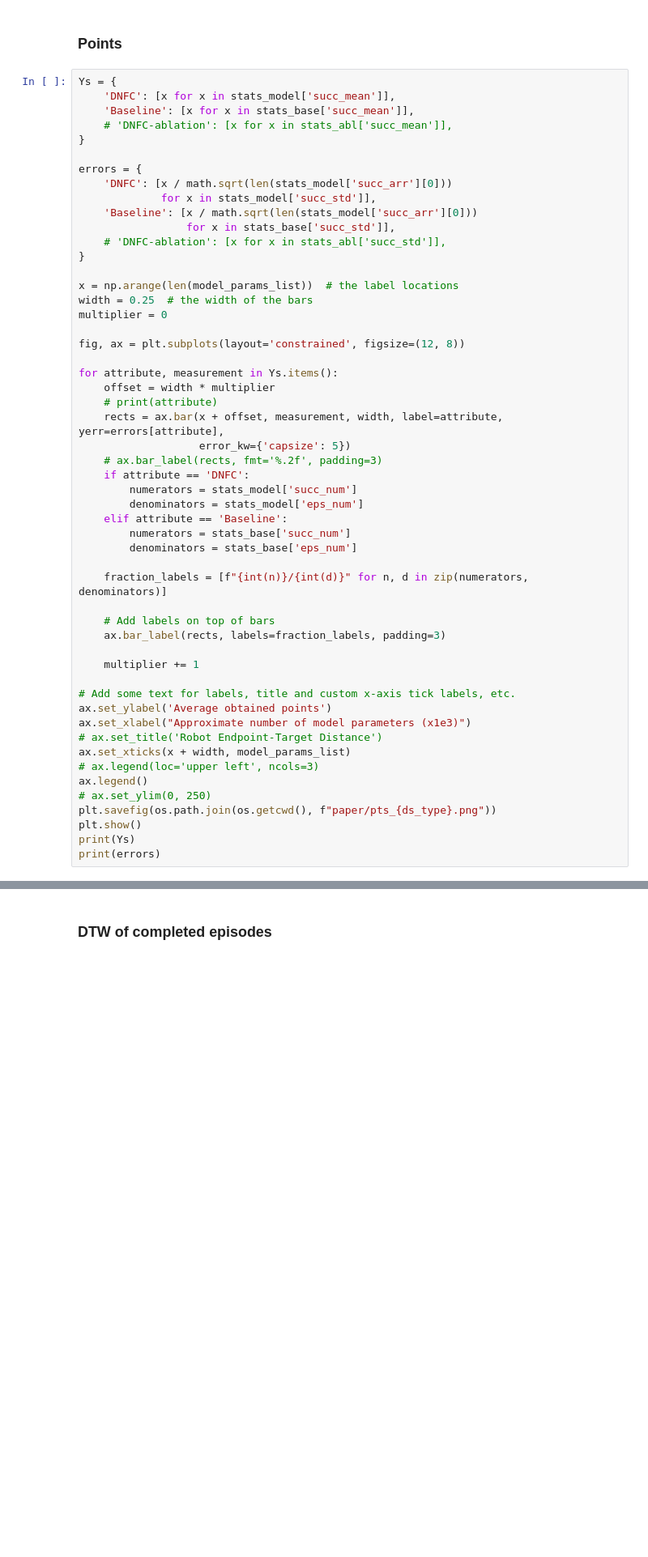
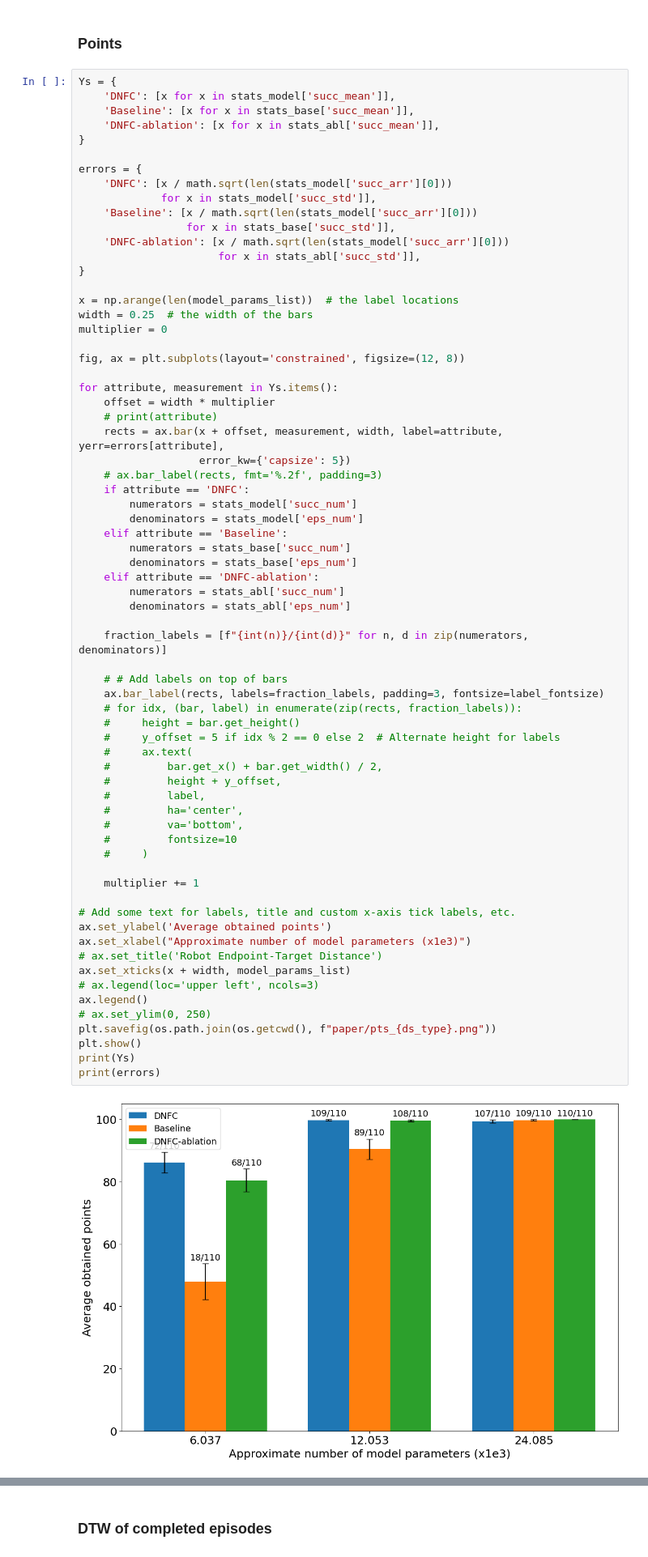
Before and after one commit to arash-mehrabi-z/dnfc-torobo, a Jupyter notebook: feedback_controller/fbc/neural_network/get_results.ipynb, the cells around one changed output, grey strips where cells are left out. Shown at 81% size. Drawn from its saved outputs; the diff is of its cells as text; blank space fills up the shorter version.

```diff
--- a/feedback_controller/fbc/neural_network/get_results.ipynb
+++ b/feedback_controller/fbc/neural_network/get_results.ipynb
@@ -353,7 +455,7 @@ print(errors)
 Ys = {
     'DNFC': [x for x in stats_model['succ_mean']],
     'Baseline': [x for x in stats_base['succ_mean']],
-    # 'DNFC-ablation': [x for x in stats_abl['succ_mean']],
+    'DNFC-ablation': [x for x in stats_abl['succ_mean']],
 }
 
 errors = {
@@ -361,7 +463,8 @@ errors = {
              for x in stats_model['succ_std']],
     'Baseline': [x / math.sqrt(len(stats_model['succ_arr'][0]))
                  for x in stats_base['succ_std']],
-    # 'DNFC-ablation': [x for x in stats_abl['succ_std']],
+    'DNFC-ablation': [x / math.sqrt(len(stats_model['succ_arr'][0]))
+                      for x in stats_abl['succ_std']],
 }
 
 x = np.arange(len(model_params_list))  # the label locations
@@ -373,32 +476,48 @@ fig, ax = plt.subplots(layout='constrained', figsize=(12, 8))
 for attribute, measurement in Ys.items():
     offset = width * multiplier
     # print(attribute)
     rects = ax.bar(x + offset, measurement, width, label=attribute, yerr=errors[attribute],
                    error_kw={'capsize': 5})
     # ax.bar_label(rects, fmt='%.2f', padding=3)
     if attribute == 'DNFC':
         numerators = stats_model['succ_num']
         denominators = stats_model['eps_num']
     elif attribute == 'Baseline':
         numerators = stats_base['succ_num']
         denominators = stats_base['eps_num']
+    elif attribute == 'DNFC-ablation':
+        numerators = stats_abl['succ_num']
+        denominators = stats_abl['eps_num']
 
     fraction_labels = [f"{int(n)}/{int(d)}" for n, d in zip(numerators, denominators)]
 
-    # Add labels on top of bars
-    ax.bar_label(rects, labels=fraction_labels, padding=3)
+    # # Add labels on top of bars
+    ax.bar_label(rects, labels=fraction_labels, padding=3, fontsize=label_fontsize)
+    # for idx, (bar, label) in enumerate(zip(rects, fraction_labels)):
+    #     height = bar.get_height()
+    #     y_offset = 5 if idx % 2 == 0 else 2  # Alternate height for labels
+    #     ax.text(
+    #         bar.get_x() + bar.get_width() / 2,
+    #         height + y_offset,
+    #         label,
+    #         ha='center',
+    #         va='bottom',
+    #         fontsize=10
+    #     )
 
     multiplier += 1
 
 # Add some text for labels, title and custom x-axis tick labels, etc.
 ax.set_ylabel('Average obtained points')
 ax.set_xlabel("Approximate number of model parameters (x1e3)")
 # ax.set_title('Robot Endpoint-Target Distance')
 ax.set_xticks(x + width, model_params_list)
 # ax.legend(loc='upper left', ncols=3)
 ax.legend()
 # ax.set_ylim(0, 250)
 plt.savefig(os.path.join(os.getcwd(), f"paper/pts_{ds_type}.png"))
 plt.show()
 print(Ys)
 print(errors)
+# %% [output]
+[figure, added]
```
Also changed, not shown: parts of 14 cells of this notebook, 1 other file.
